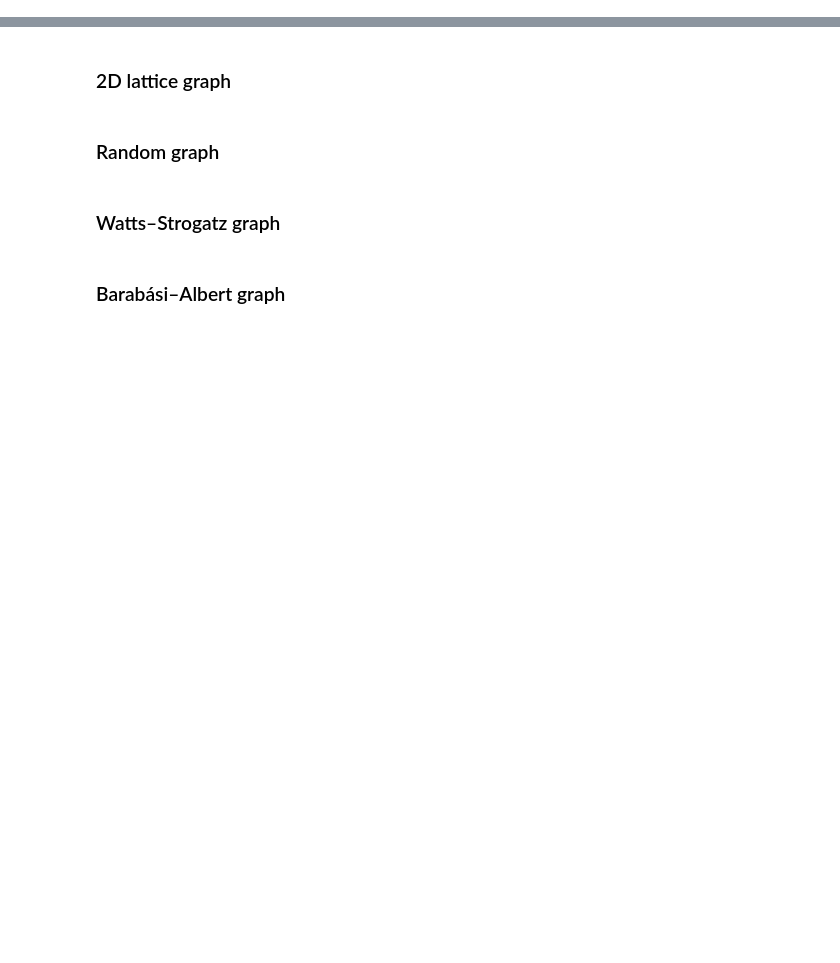
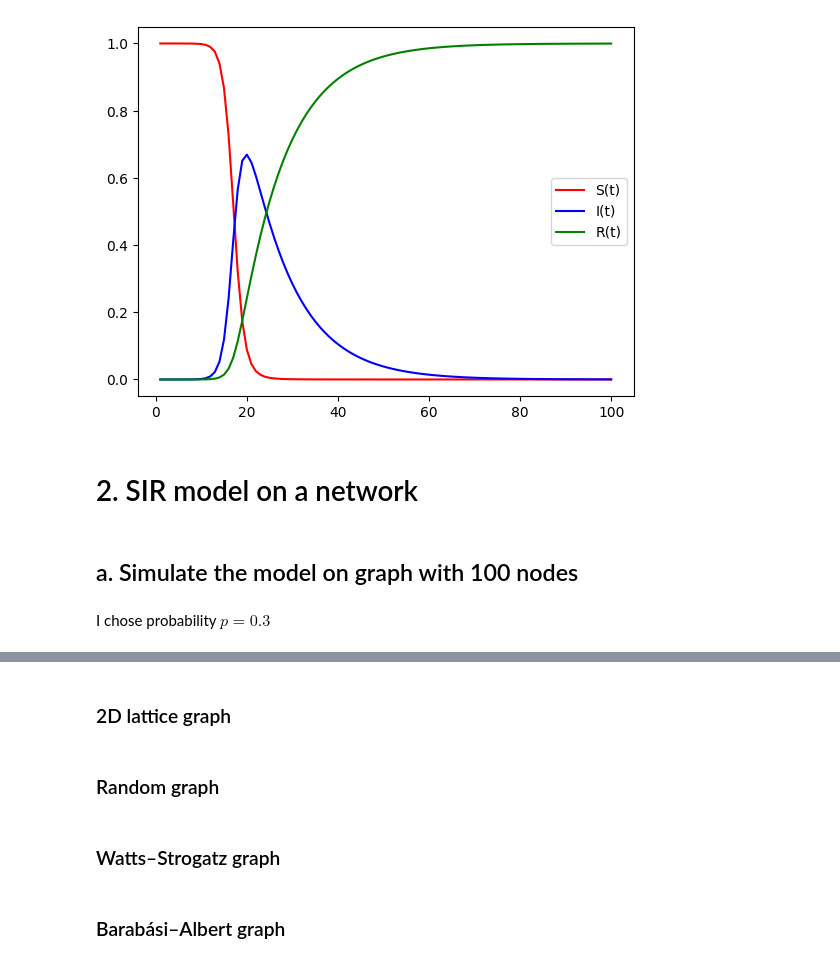
Before and after one commit to KohutMaria/Diffusion-processes, a Jupyter notebook: DPOCN_5.ipynb, the cells around one changed output, grey strips where cells are left out. Drawn from its saved outputs; the diff is of its cells as text; code cells hidden in the pictures; blank space fills up the shorter version.

Commit message:
Update DPOCN_5.ipynb
Finish the 2nd and 3rd tasks. Start the 1st.

```diff
--- a/DPOCN_5.ipynb
+++ b/DPOCN_5.ipynb
@@ -9 +33,21 @@ from PIL import Image
+# %%
+y_0 = [S_0,I_0,R_0]
+# %%
+t = np.linspace(start=1,stop=100,num=100)
+# %%
+y = odeint(f,y_0,t)
+# %%
+S = y[:,0]
+I = y[:,1]
+R = y[:,2]
+# %%
+plt.plot(t,S,'r',label='S(t)')
+plt.plot(t,I,'b',label='I(t)')
+plt.plot(t,R,'g',label='R(t)')
+plt.legend()
+plt.show()
+# %% [output]
+[figure, added]
+# %% [markdown]
+# 2. SIR model on a network
 # %%
@@ -53,2 +103,6 @@ def sir_netw(G, p, origin = None):
         infected = new_infected
     return results
+# %% [markdown]
+## a. Simulate the model on graph with 100 nodes
+# %% [markdown]
+I chose probability $p = 0.3$
```
Also changed, not shown: parts of 95 cells of this notebook.
